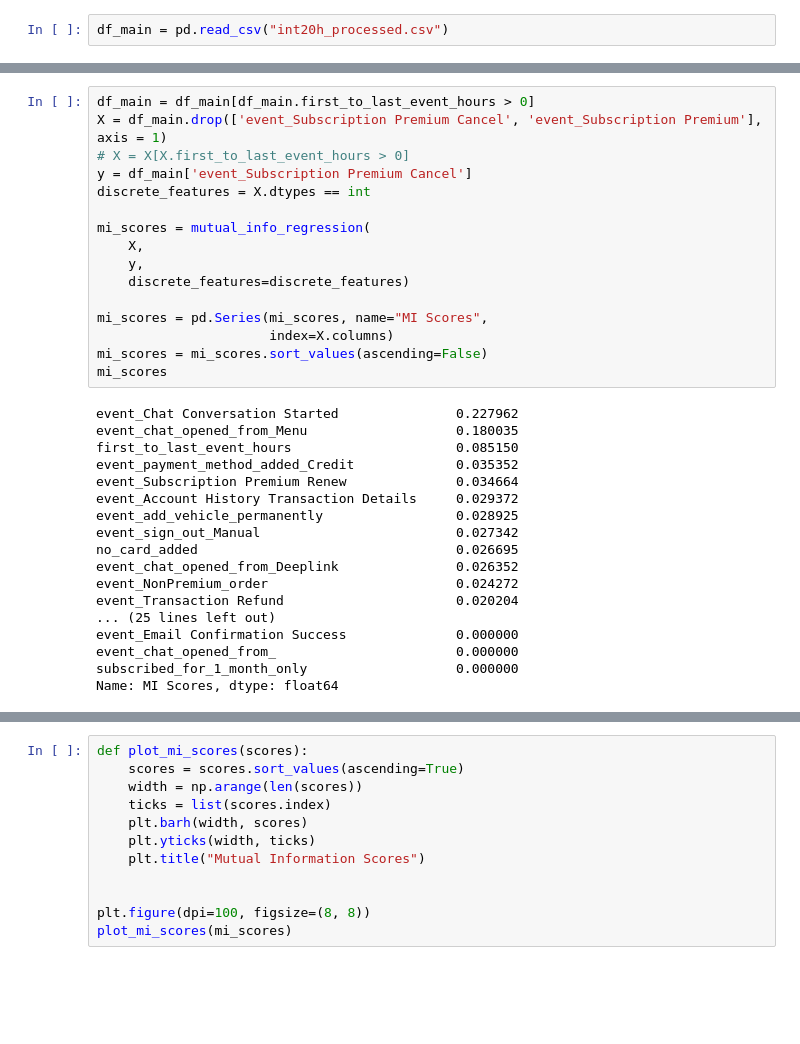
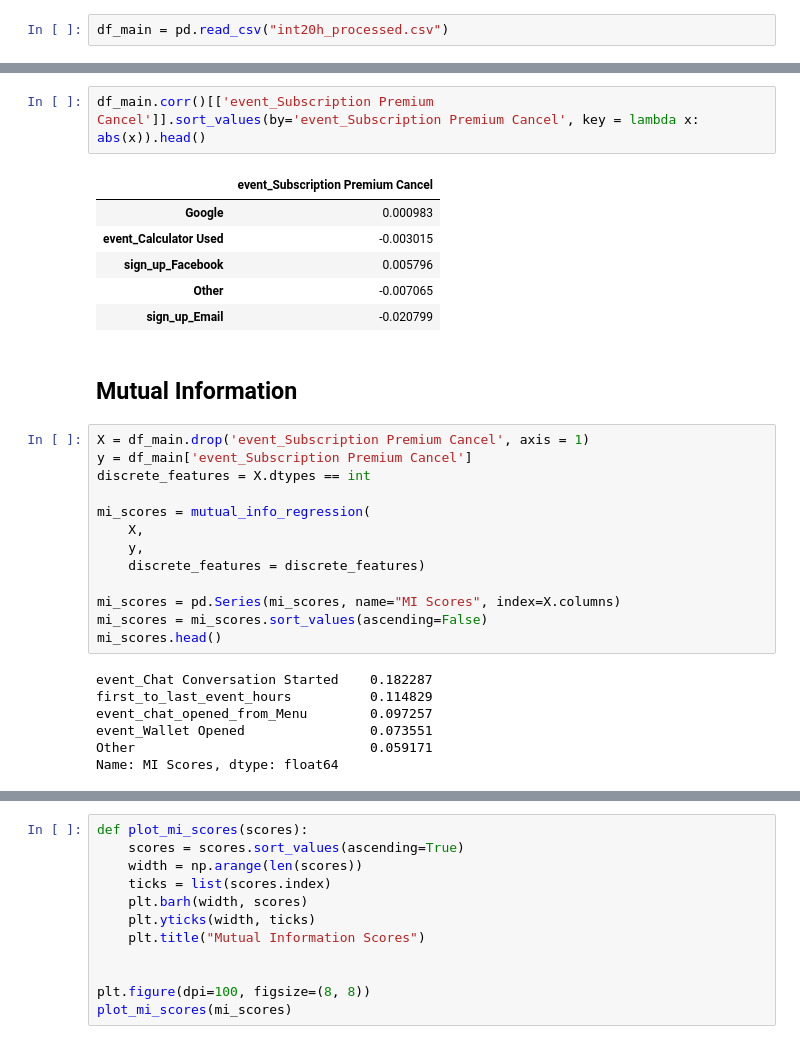
Before and after one commit to egor2702/Int-20h-lazy_lizard, a Jupyter notebook: analysis.ipynb, the cells around one changed output, grey strips where cells are left out. Saved outputs shown, nothing was run; the diff lists cells and outputs as text; blank space fills up the shorter version.

```diff
--- a/analysis.ipynb
+++ b/analysis.ipynb
@@ -23,34 +37,31 @@ sns.heatmap(df_main.corr()[['event_Subscription Premium Cancel']], annot=True)
+# %%
+df_main.corr()[['event_Subscription Premium Cancel']].sort_values(by='event_Subscription Premium Cancel', key = lambda x: abs(x)).head()
+# %% [output]
+|  | event_Subscription Premium Cancel |
+| Google | 0.000983 |
+| event_Calculator Used | -0.003015 |
+| sign_up_Facebook | 0.005796 |
+| Other | -0.007065 |
+| sign_up_Email | -0.020799 |
+# %% [markdown]
+## Mutual Information
 # %%
-df_main = df_main[df_main.first_to_last_event_hours > 0]
-X = df_main.drop(['event_Subscription Premium Cancel', 'event_Subscription Premium'], axis = 1)
-# X = X[X.first_to_last_event_hours > 0]
+X = df_main.drop('event_Subscription Premium Cancel', axis = 1)
 y = df_main['event_Subscription Premium Cancel']
 discrete_features = X.dtypes == int
 
 mi_scores = mutual_info_regression(
     X,
     y,
-    discrete_features=discrete_features)
+    discrete_features = discrete_features)
 
-mi_scores = pd.Series(mi_scores, name="MI Scores",
-                      index=X.columns)
+mi_scores = pd.Series(mi_scores, name="MI Scores", index=X.columns)
 mi_scores = mi_scores.sort_values(ascending=False)
-mi_scores
+mi_scores.head()
 # %% [output]
-event_Chat Conversation Started               0.227962
-event_chat_opened_from_Menu                   0.180035
-first_to_last_event_hours                     0.085150
-event_payment_method_added_Credit             0.035352
-event_Subscription Premium Renew              0.034664
-event_Account History Transaction Details     0.029372
-event_add_vehicle_permanently                 0.028925
-event_sign_out_Manual                         0.027342
-no_card_added                                 0.026695
-event_chat_opened_from_Deeplink               0.026352
-event_NonPremium_order                        0.024272
-event_Transaction Refund                      0.020204
-... (25 lines left out)
-event_Email Confirmation Success              0.000000
-event_chat_opened_from_                       0.000000
-subscribed_for_1_month_only                   0.000000
+event_Chat Conversation Started    0.182287
+first_to_last_event_hours          0.114829
+event_chat_opened_from_Menu        0.097257
+event_Wallet Opened                0.073551
+Other                              0.059171
 Name: MI Scores, dtype: float64
```
Also changed, not shown: parts of 13 cells of this notebook.
